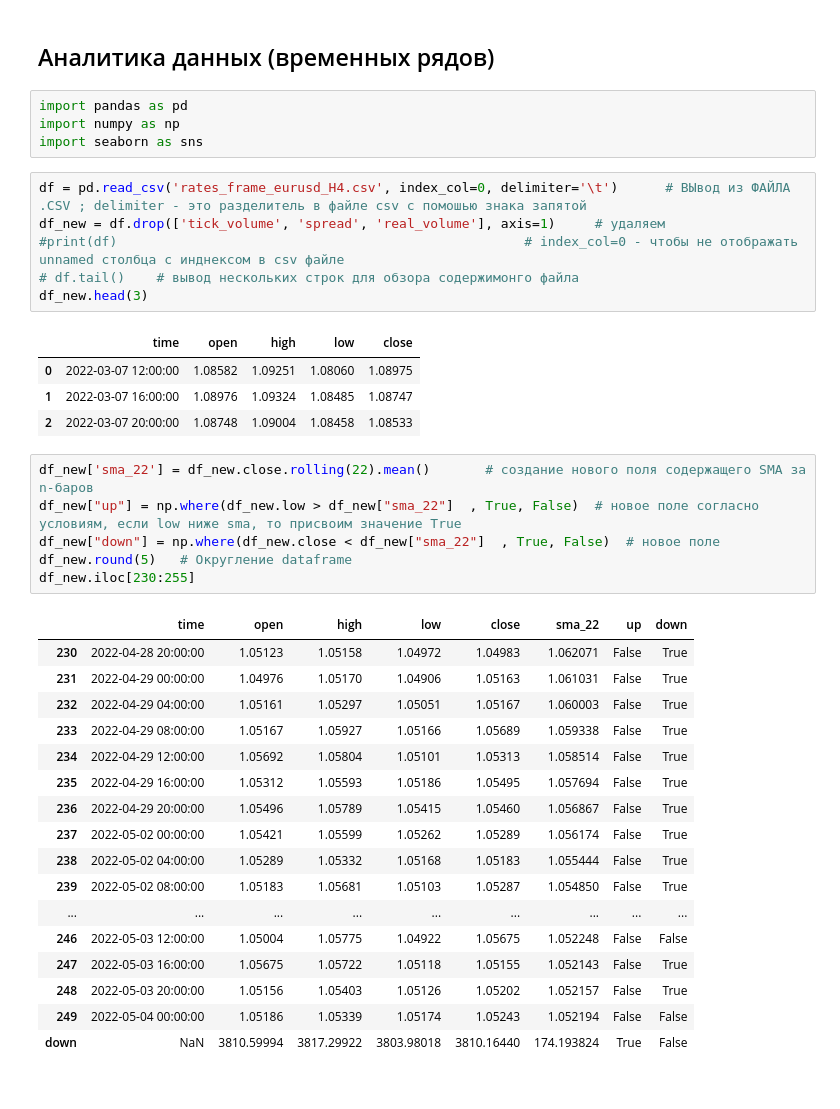
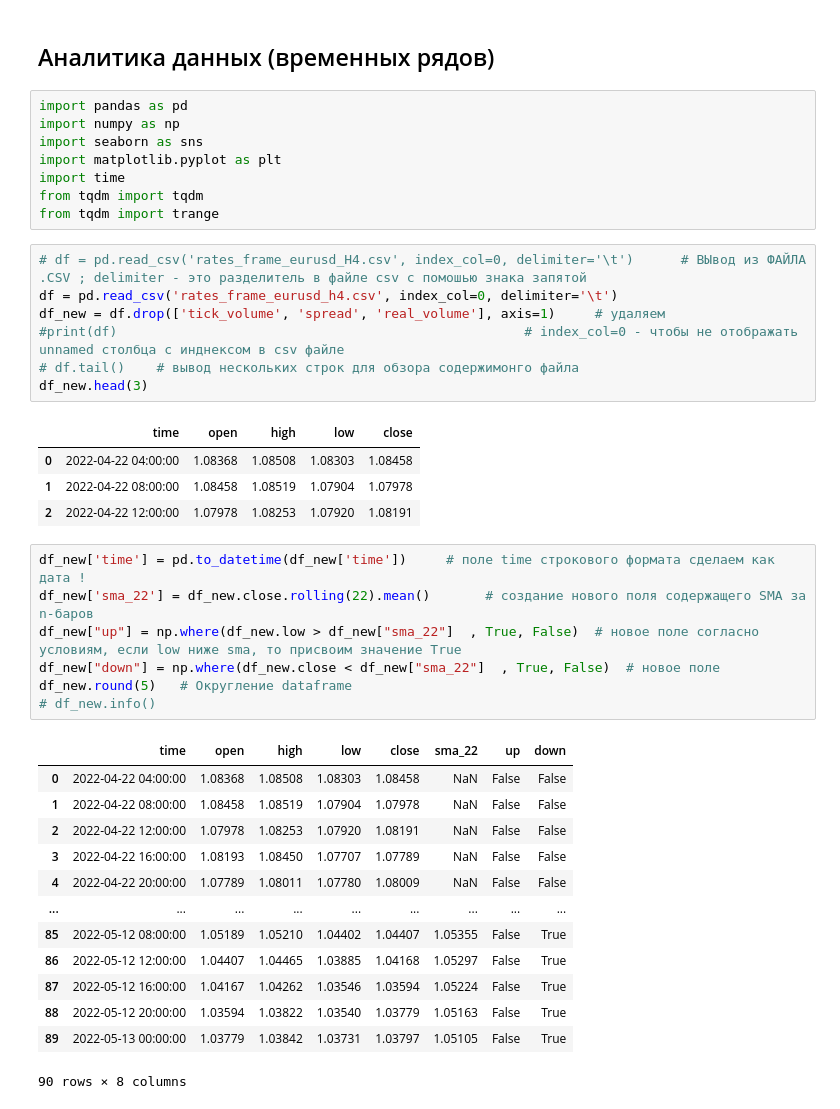
Before and after one commit to almaz114/Analytic_114, a Jupyter notebook: config_files/dataframes/Проверка теорий.ipynb, the cells around one changed output. Drawn from its saved outputs; the diff is of its cells as text.

```diff
--- a/config_files/dataframes/Проверка теорий.ipynb
+++ b/config_files/dataframes/Проверка теорий.ipynb
@@ -4,41 +4,43 @@
 import pandas as pd
 import numpy as np
 import seaborn as sns
+import matplotlib.pyplot as plt
+import time
+from tqdm import tqdm
+from tqdm import trange
 # %%
-df = pd.read_csv('rates_frame_eurusd_H4.csv', index_col=0, delimiter='\t')      # ВЫвод из ФАЙЛА .CSV ; delimiter - это разделитель в файле csv с помошью знака запятой
+# df = pd.read_csv('rates_frame_eurusd_H4.csv', index_col=0, delimiter='\t')      # ВЫвод из ФАЙЛА .CSV ; delimiter - это разделитель в файле csv с помошью знака запятой
+df = pd.read_csv('rates_frame_eurusd_h4.csv', index_col=0, delimiter='\t')
 df_new = df.drop(['tick_volume', 'spread', 'real_volume'], axis=1)     # удаляем
 #print(df)                                                    # index_col=0 - чтобы не отображать unnamed столбца с инднексом в csv файле
 # df.tail()    # вывод нескольких строк для обзора содержимонго файла
 df_new.head(3)
 # %% [output]
 |  | time | open | high | low | close |
-| 0 | 2022-03-07 12:00:00 | 1.08582 | 1.09251 | 1.08060 | 1.08975 |
-| 1 | 2022-03-07 16:00:00 | 1.08976 | 1.09324 | 1.08485 | 1.08747 |
-| 2 | 2022-03-07 20:00:00 | 1.08748 | 1.09004 | 1.08458 | 1.08533 |
+| 0 | 2022-04-22 04:00:00 | 1.08368 | 1.08508 | 1.08303 | 1.08458 |
+| 1 | 2022-04-22 08:00:00 | 1.08458 | 1.08519 | 1.07904 | 1.07978 |
+| 2 | 2022-04-22 12:00:00 | 1.07978 | 1.08253 | 1.07920 | 1.08191 |
 # %%
+df_new['time'] = pd.to_datetime(df_new['time'])     # поле time строкового формата сделаем как дата !
 df_new['sma_22'] = df_new.close.rolling(22).mean()       # создание нового поля содержащего SMA за n-баров
 df_new["up"] = np.where(df_new.low > df_new["sma_22"]  , True, False)  # новое поле согласно условиям, если low ниже sma, то присвоим значение True
 df_new["down"] = np.where(df_new.close < df_new["sma_22"]  , True, False)  # новое поле
 df_new.round(5)   # Округление dataframe
-df_new.iloc[230:255]
+# df_new.info()
 # %% [output]
 |  | time | open | high | low | close | sma_22 | up | down |
-| 230 | 2022-04-28 20:00:00 | 1.05123 | 1.05158 | 1.04972 | 1.04983 | 1.062071 | False | True |
-| 231 | 2022-04-29 00:00:00 | 1.04976 | 1.05170 | 1.04906 | 1.05163 | 1.061031 | False | True |
-| 232 | 2022-04-29 04:00:00 | 1.05161 | 1.05297 | 1.05051 | 1.05167 | 1.060003 | False | True |
-| 233 | 2022-04-29 08:00:00 | 1.05167 | 1.05927 | 1.05166 | 1.05689 | 1.059338 | False | True |
-| 234 | 2022-04-29 12:00:00 | 1.05692 | 1.05804 | 1.05101 | 1.05313 | 1.058514 | False | True |
-| 235 | 2022-04-29 16:00:00 | 1.05312 | 1.05593 | 1.05186 | 1.05495 | 1.057694 | False | True |
-| 236 | 2022-04-29 20:00:00 | 1.05496 | 1.05789 | 1.05415 | 1.05460 | 1.056867 | False | True |
-| 237 | 2022-05-02 00:00:00 | 1.05421 | 1.05599 | 1.05262 | 1.05289 | 1.056174 | False | True |
-| 238 | 2022-05-02 04:00:00 | 1.05289 | 1.05332 | 1.05168 | 1.05183 | 1.055444 | False | True |
-| 239 | 2022-05-02 08:00:00 | 1.05183 | 1.05681 | 1.05103 | 1.05287 | 1.054850 | False | True |
+| 0 | 2022-04-22 04:00:00 | 1.08368 | 1.08508 | 1.08303 | 1.08458 | NaN | False | False |
+| 1 | 2022-04-22 08:00:00 | 1.08458 | 1.08519 | 1.07904 | 1.07978 | NaN | False | False |
+| 2 | 2022-04-22 12:00:00 | 1.07978 | 1.08253 | 1.07920 | 1.08191 | NaN | False | False |
+| 3 | 2022-04-22 16:00:00 | 1.08193 | 1.08450 | 1.07707 | 1.07789 | NaN | False | False |
+| 4 | 2022-04-22 20:00:00 | 1.07789 | 1.08011 | 1.07780 | 1.08009 | NaN | False | False |
 | ... | ... | ... | ... | ... | ... | ... | ... | ... |
-| 246 | 2022-05-03 12:00:00 | 1.05004 | 1.05775 | 1.04922 | 1.05675 | 1.052248 | False | False |
-| 247 | 2022-05-03 16:00:00 | 1.05675 | 1.05722 | 1.05118 | 1.05155 | 1.052143 | False | True |
-| 248 | 2022-05-03 20:00:00 | 1.05156 | 1.05403 | 1.05126 | 1.05202 | 1.052157 | False | True |
-| 249 | 2022-05-04 00:00:00 | 1.05186 | 1.05339 | 1.05174 | 1.05243 | 1.052194 | False | False |
-| down | NaN | 3810.59994 | 3817.29922 | 3803.98018 | 3810.16440 | 174.193824 | True | False |
+| 85 | 2022-05-12 08:00:00 | 1.05189 | 1.05210 | 1.04402 | 1.04407 | 1.05355 | False | True |
+| 86 | 2022-05-12 12:00:00 | 1.04407 | 1.04465 | 1.03885 | 1.04168 | 1.05297 | False | True |
+| 87 | 2022-05-12 16:00:00 | 1.04167 | 1.04262 | 1.03546 | 1.03594 | 1.05224 | False | True |
+| 88 | 2022-05-12 20:00:00 | 1.03594 | 1.03822 | 1.03540 | 1.03779 | 1.05163 | False | True |
+| 89 | 2022-05-13 00:00:00 | 1.03779 | 1.03842 | 1.03731 | 1.03797 | 1.05105 | False | True |
+90 rows × 8 columns
 # %%
 # df_temp = df_new.iloc[240:255]
 df_temp = df_new.copy(deep=True)
```
Also changed, not shown: parts of 11 cells of this notebook, 5 other files.
